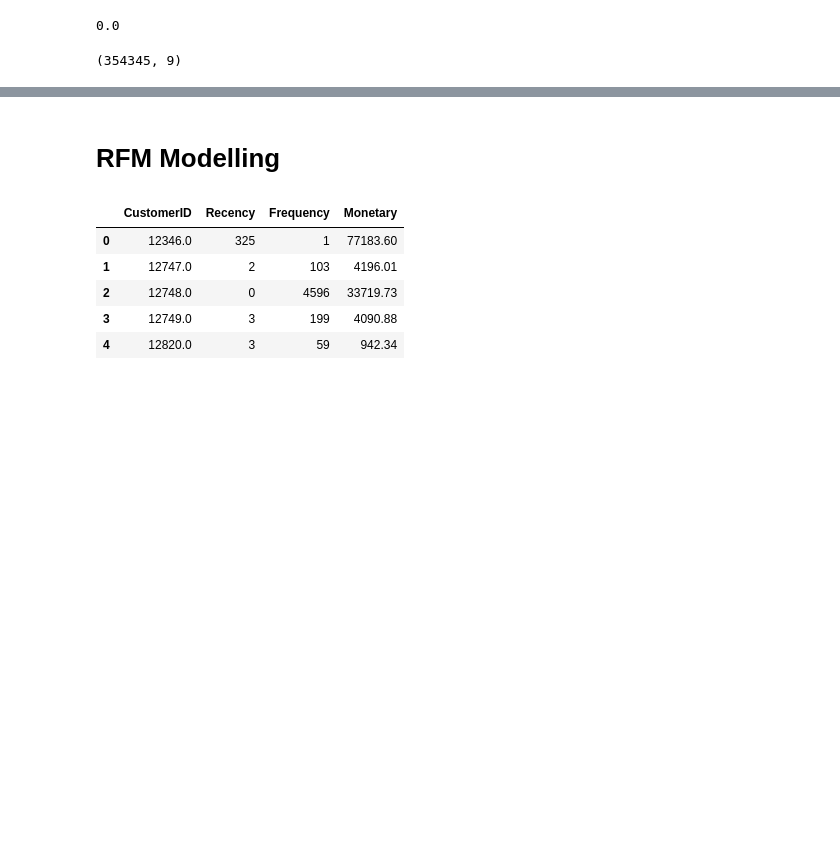
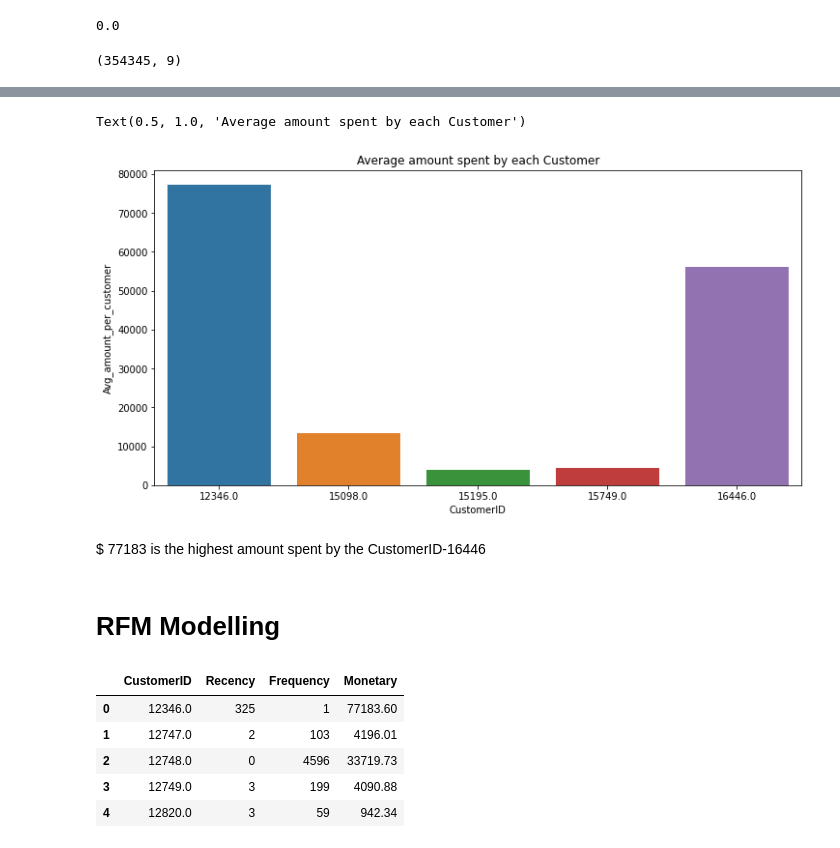
Before and after one commit to AjayUnique/Customer-Segmentation, a Jupyter notebook: Customer_Segmentation.ipynb, the cells around one changed output, grey strips where cells are left out. Saved outputs shown, nothing was run; the diff lists cells and outputs as text; code cells hidden in the pictures; blank space fills up the shorter version.

```diff
--- a/Customer_Segmentation.ipynb
+++ b/Customer_Segmentation.ipynb
@@ -100,3 +187,13 @@ df.head()
+# %%
+# Average amount spent by each customer
+plt.figure(figsize=(12,6))
+sns.barplot(x=avg_amount['CustomerID'].head(5),y=avg_amount['Avg_amount_per_customer'].head(15))
+plt.title('Average amount spent by each Customer')
+# %% [output]
+Text(0.5, 1.0, 'Average amount spent by each Customer')
+[figure, added]
+# %% [markdown]
+$ 77183 is the highest amount spent by the CustomerID-16446
 # %% [markdown]
 # **RFM Modelling**
 # %%
```
Also changed, not shown: parts of 14 cells of this notebook.
